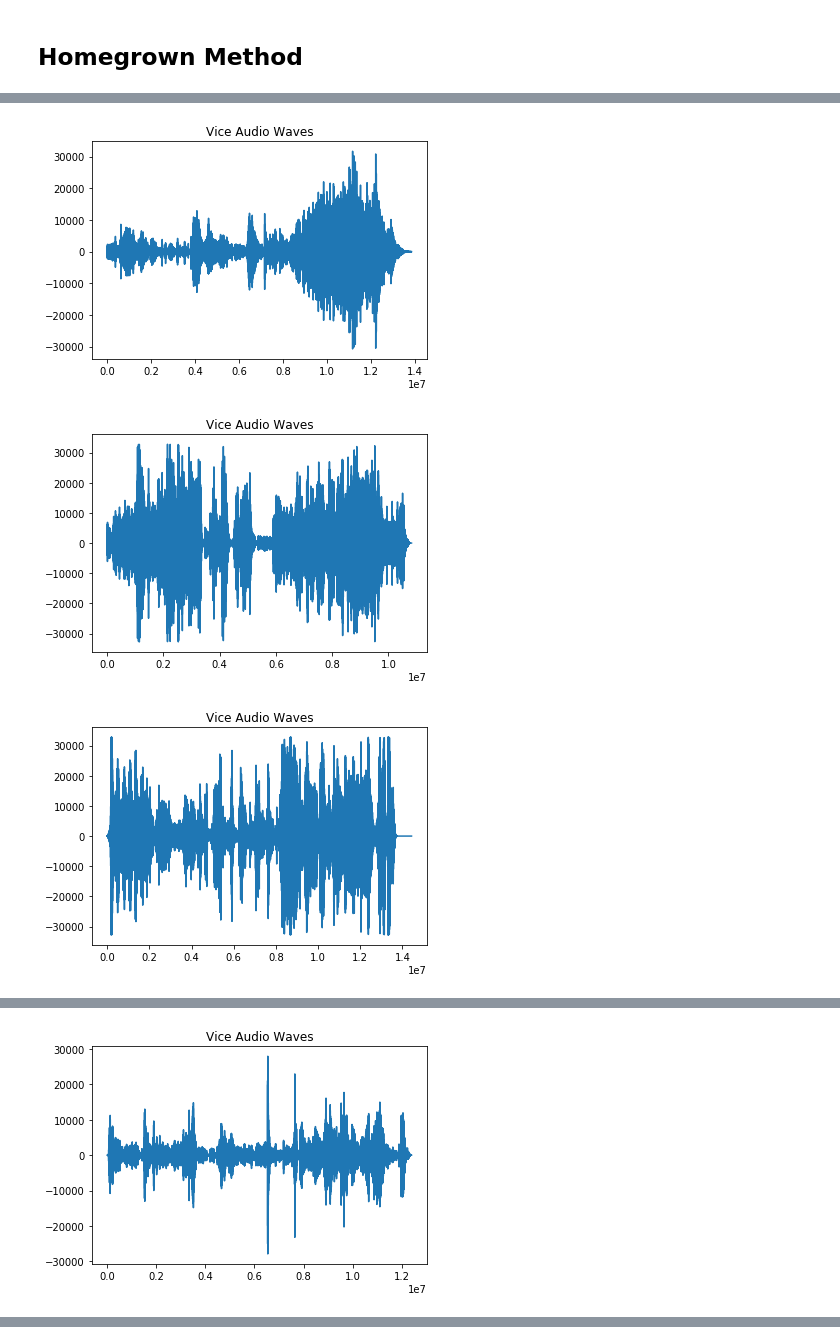
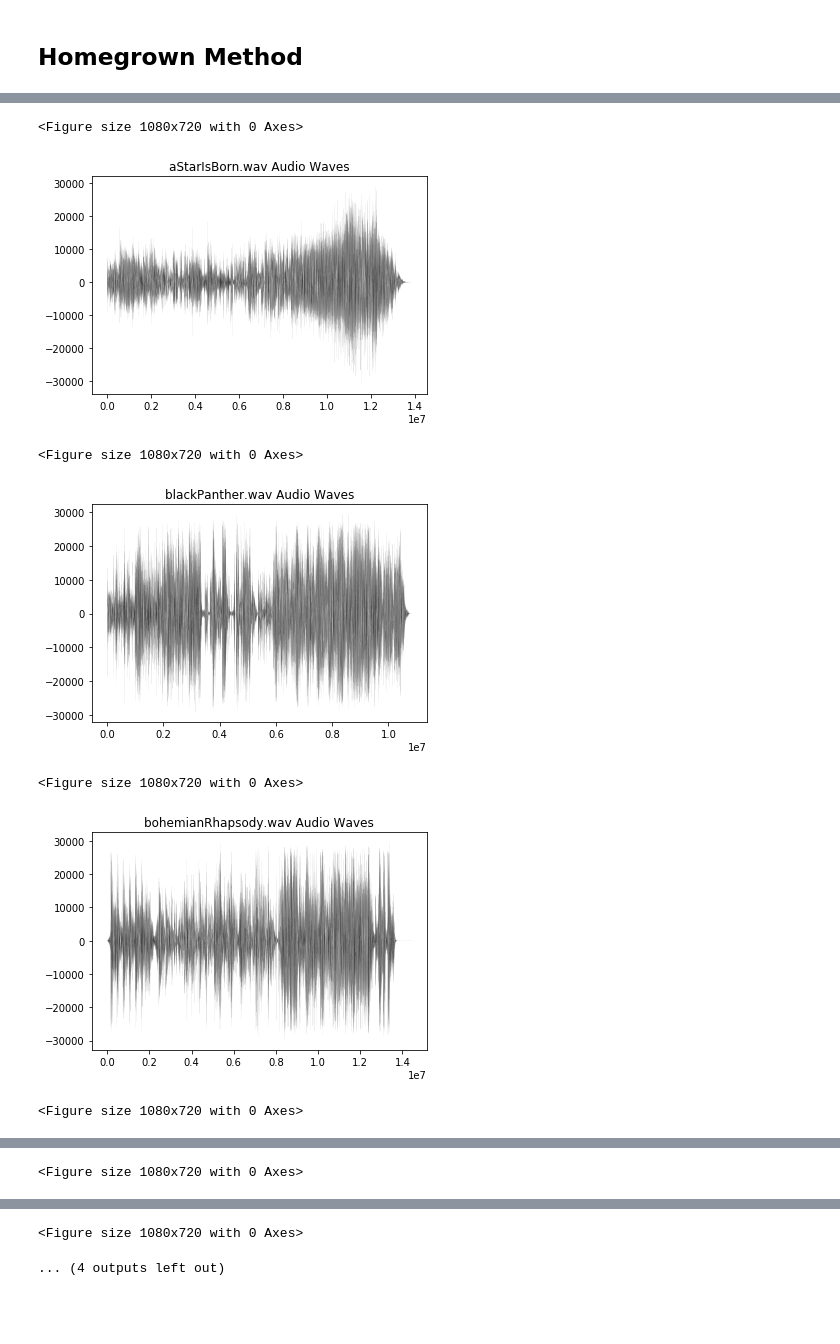
Before and after one commit to sarahfawson/movieTrailerFrequency, a Jupyter notebook: pudding-trailer-audio.ipynb, the cells around one changed output, grey strips where cells are left out. Drawn from its saved outputs; the diff is of its cells as text; code cells hidden in the pictures; blank space fills up the shorter version.

```diff
--- a/pudding-trailer-audio.ipynb
+++ b/pudding-trailer-audio.ipynb
@@ -54,16 +38,2 @@ ValueError: too many values to unpack (expected 2)
-# %%
-fig, ax = plt.subplots(int(np.ceil(len(files)/columns)),columns,figsize=(10,10))
-fig.suptitle("Spectral Power Density", x=0.5, y=1.05, fontsize=16)
-for idx, file in enumerate(files):
-    r,c = idx//columns, idx%columns
-    rate, data = wav.read("../input/Training/{}".format(file))
-    f, Pxx = signal.welch(data, fs=rate)
-    ax[r,c].semilogy(f,Pxx)
-    ax[r,c].set_title(file);
-    if not c and not r:
-        ax[r,c].set_xlabel("frequency")
-        ax[r,c].set_ylabel("power");
-
-plt.tight_layout()
 # %% [markdown]
 ## Homegrown Method
@@ -74,14 +41,13 @@ import sys
 files = sorted(os.listdir("input"))
 
 for file in files:
-    # one by one
-    vice = wave.open('input/' + file,'r')
+    trailerAudio = wave.open('input/' + file,'r')
 
     #Extract Raw Audio from Wav File
-    signal = vice.readframes(-1)
+    signal = trailerAudio.readframes(-1)
     signal = np.fromstring(signal, 'Int16')
     #use pd diff
-    signal = pd.Series(signal).diff(1)
+#     signal = pd.Series(signal).diff(1)
 
     #If Stereo
     # if spf.getnchannels() == 2:
@@ -89,7 +55,10 @@ for file in files:
     #     sys.exit(0)
 
     plt.figure(1)
+#     plt.ax(linewidth=0.1)
     plt.title(file + ' Audio Waves')
-    plt.plot(signal)
+    plt.plot(signal, linewidth=.03, color="black")
+    plt.figure(figsize=(15,10))
+#     plt.save(file + ' Audio Waves.png')
     plt.show()
 # %% [output]
@@ -97,3 +66,7 @@ for file in files:
+<Figure size 1080x720 with 0 Axes>
-[figure, old version]
+[figure, new version]
+<Figure size 1080x720 with 0 Axes>
-[figure, old version]
+[figure, new version]
+<Figure size 1080x720 with 0 Axes>
-[figure, old version]
+[figure, new version]
+<Figure size 1080x720 with 0 Axes>
@@ -100,0 +74 @@ for file in files:
+<Figure size 1080x720 with 0 Axes>
@@ -102 +75,0 @@ for file in files:
-[figure, removed]
@@ -103,0 +76,2 @@ for file in files:
+<Figure size 1080x720 with 0 Axes>
+... (4 outputs left out)
```
Also changed, not shown: parts of 6 cells of this notebook.
